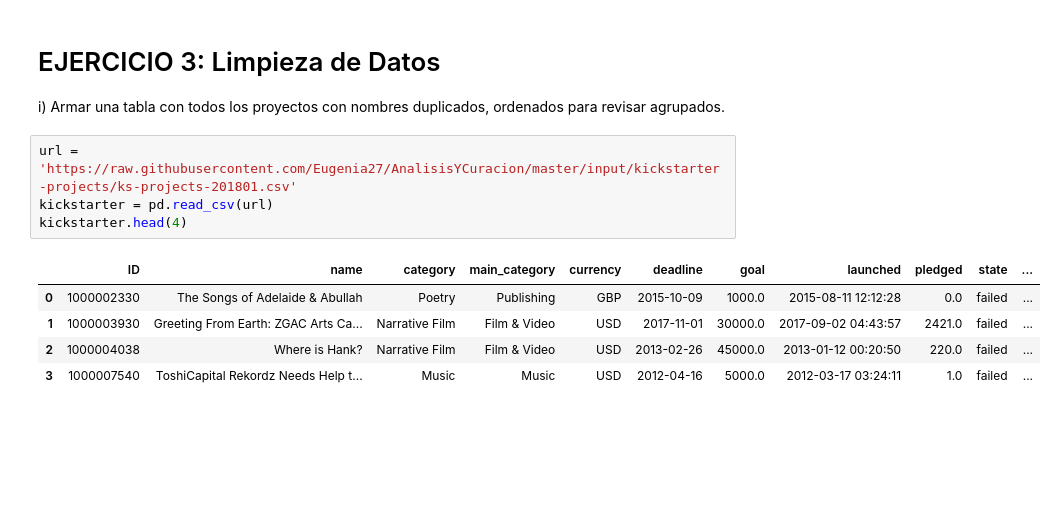
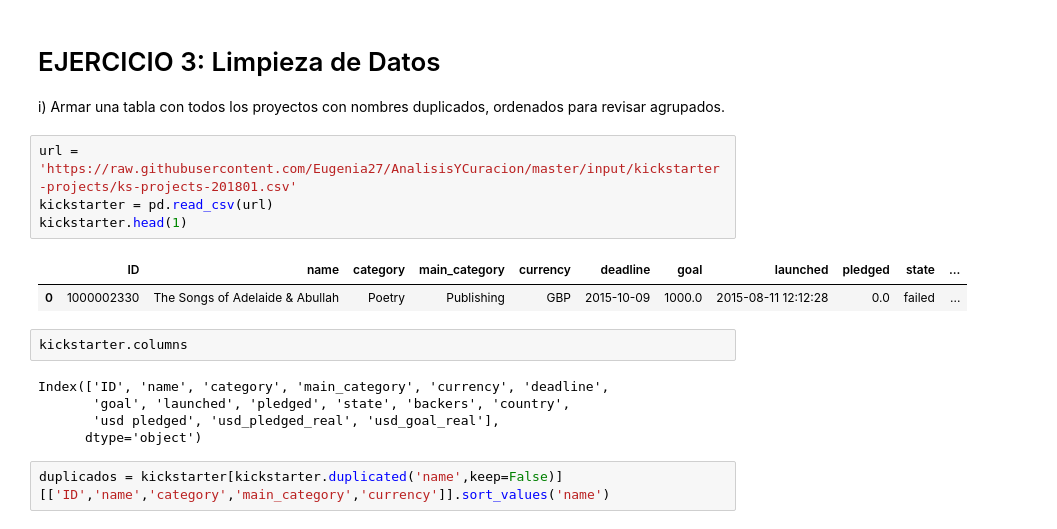
Before and after one commit to nair36/AnalisisYCuracion, a Jupyter notebook: AnalisisYCuracion_P1.ipynb, the cells around one changed output. Cells and saved outputs as stored; diff of their text form; blank space fills up the shorter version.

```diff
--- a/AnalisisYCuracion_P1.ipynb
+++ b/AnalisisYCuracion_P1.ipynb
@@ -106,10 +106,16 @@ i) Armar una tabla con todos los proyectos con nombres duplicados, ordenados par
 # %%
 url = 'https://raw.githubusercontent.com/Eugenia27/AnalisisYCuracion/master/input/kickstarter-projects/ks-projects-201801.csv'
 kickstarter = pd.read_csv(url)
-kickstarter.head(4)
+kickstarter.head(1)
 # %% [output]
 |  | ID | name | category | main_category | currency | deadline | goal | launched | pledged | state | ... |
 | 0 | 1000002330 | The Songs of Adelaide & Abullah | Poetry | Publishing | GBP | 2015-10-09 | 1000.0 | 2015-08-11 12:12:28 | 0.0 | failed | ... |
-| 1 | 1000003930 | Greeting From Earth: ZGAC Arts Ca... | Narrative Film | Film & Video | USD | 2017-11-01 | 30000.0 | 2017-09-02 04:43:57 | 2421.0 | failed | ... |
-| 2 | 1000004038 | Where is Hank? | Narrative Film | Film & Video | USD | 2013-02-26 | 45000.0 | 2013-01-12 00:20:50 | 220.0 | failed | ... |
-| 3 | 1000007540 | ToshiCapital Rekordz Needs Help t... | Music | Music | USD | 2012-04-16 | 5000.0 | 2012-03-17 03:24:11 | 1.0 | failed | ... |
+# %%
+kickstarter.columns
+# %% [output]
+Index(['ID', 'name', 'category', 'main_category', 'currency', 'deadline',
+       'goal', 'launched', 'pledged', 'state', 'backers', 'country',
+       'usd pledged', 'usd_pledged_real', 'usd_goal_real'],
+      dtype='object')
+# %%
+duplicados = kickstarter[kickstarter.duplicated('name',keep=False)][['ID','name','category','main_category','currency']].sort_values('name')
```
Also changed, not shown: parts of 3 cells of this notebook.
